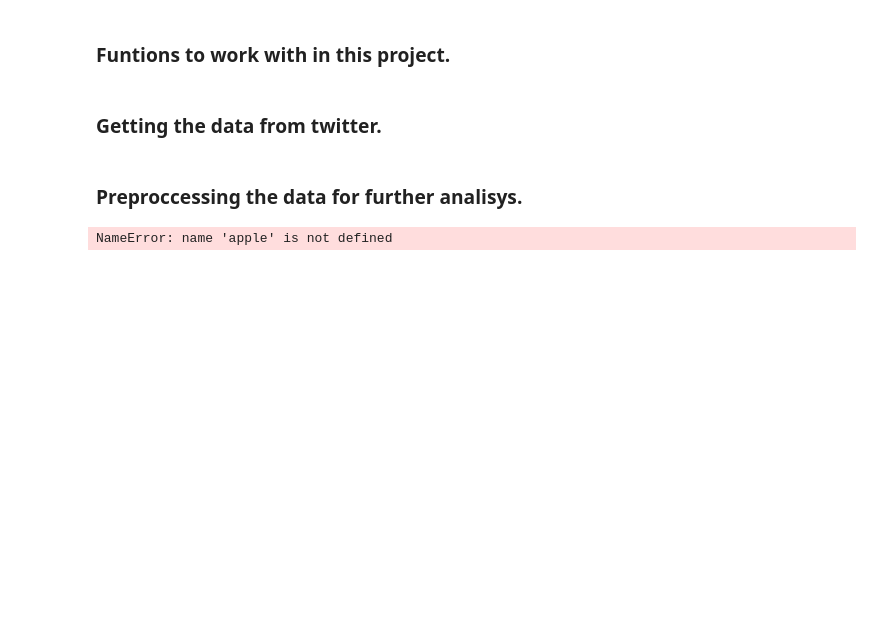
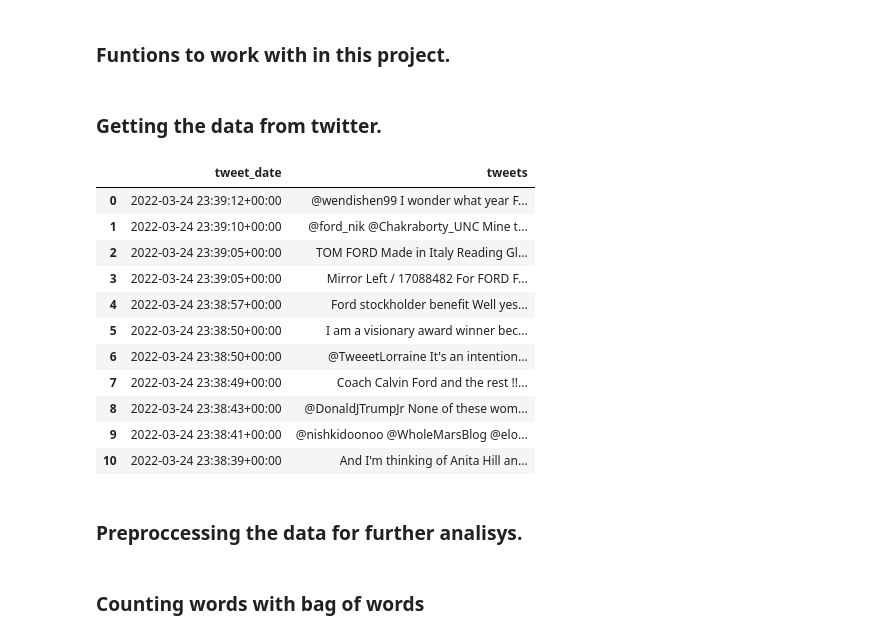
Before and after one commit to MestreD/NLP_Task, a Jupyter notebook: NLP_Task.ipynb, the cells around one changed output. Cells and saved outputs as stored; diff of their text form; code cells hidden in the pictures; blank space fills up the shorter version.

```diff
--- a/NLP_Task.ipynb
+++ b/NLP_Task.ipynb
@@ -86,14 +121,25 @@ def scrape(words, date_since, numtweet):
 # %% [markdown]
 ### Getting the data from twitter.
 # %%
-tesla = scrape("Tesla", 2022-0o1-0o1, 100)
-ford = scrape("Ford", 2022-0o1-0o1, 100)
+tesla = scrape("Tesla", 2022-0o1-0o1, 20)
+ford = scrape("Ford", 2022-0o1-0o1, 20)
+# %% [output]
+|  | tweet_date | tweets |
+| 0 | 2022-03-24 23:39:12+00:00 | @wendishen99 I wonder what year F... |
+| 1 | 2022-03-24 23:39:10+00:00 | @ford_nik @Chakraborty_UNC Mine t... |
+| 2 | 2022-03-24 23:39:05+00:00 | TOM FORD Made in Italy Reading Gl... |
+| 3 | 2022-03-24 23:39:05+00:00 | Mirror Left / 17088482 For FORD F... |
+| 4 | 2022-03-24 23:38:57+00:00 | Ford stockholder benefit Well yes... |
+| 5 | 2022-03-24 23:38:50+00:00 | I am a visionary award winner bec... |
+| 6 | 2022-03-24 23:38:50+00:00 | @TweeetLorraine It's an intention... |
+| 7 | 2022-03-24 23:38:49+00:00 | Coach Calvin Ford and the rest !!... |
+| 8 | 2022-03-24 23:38:43+00:00 | @DonaldJTrumpJr None of these wom... |
+| 9 | 2022-03-24 23:38:41+00:00 | @nishkidoonoo @WholeMarsBlog @elo... |
+| 10 | 2022-03-24 23:38:39+00:00 | And I'm thinking of Anita Hill an... |
 # %% [markdown]
 ### Preproccessing the data for further analisys.
 # %%
-
-apple['tweets'] = apple['tweets'].apply(preprocess_text)
-apple.groupby(pd.Grouper(key='tweet_date', axis=0, freq='1D', sort=True)).concat()
-apple.head()
+tesla_preprocess = preprocess_text("".join(tesla.tweets))
+ford_preprocess = preprocess_text("".join(ford.tweets))
-# %% [output]
-NameError: name 'apple' is not defined
+# %% [markdown]
+### Counting words with bag of words
```
Also changed, not shown: parts of 5 cells of this notebook.
